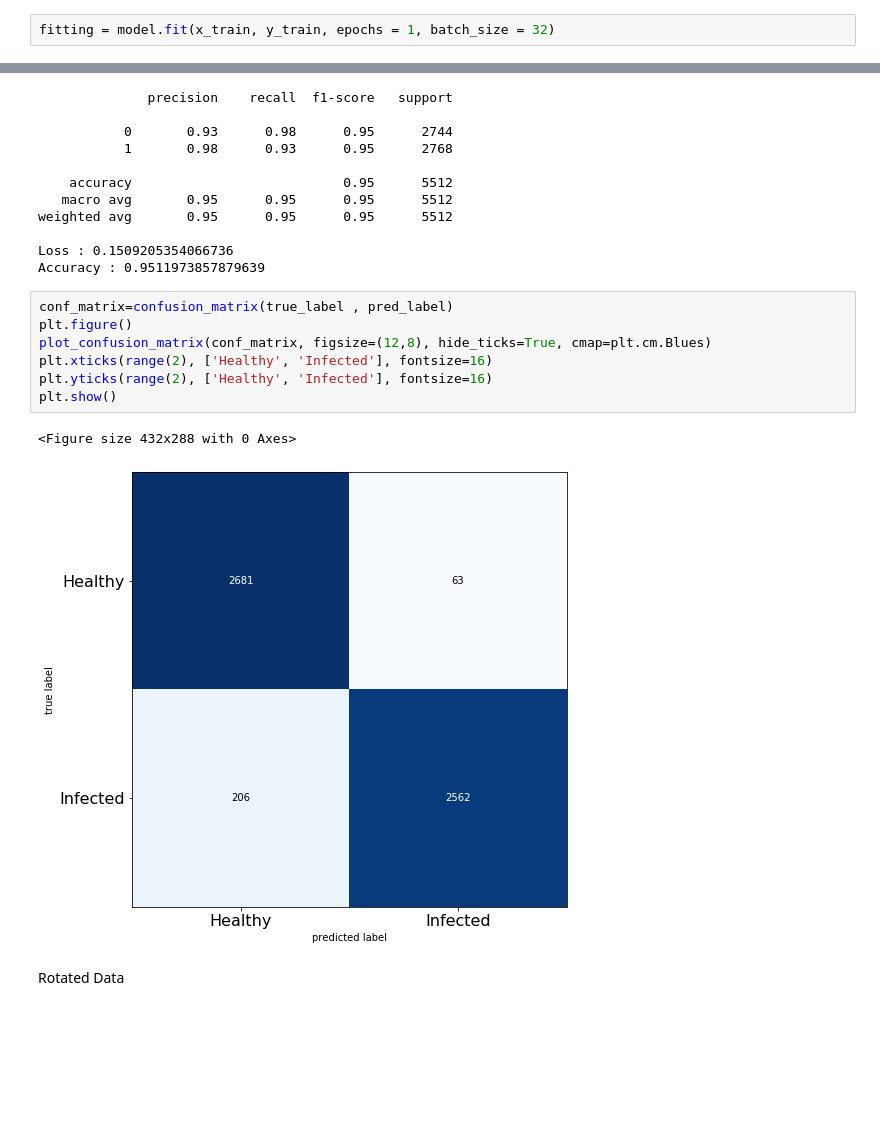
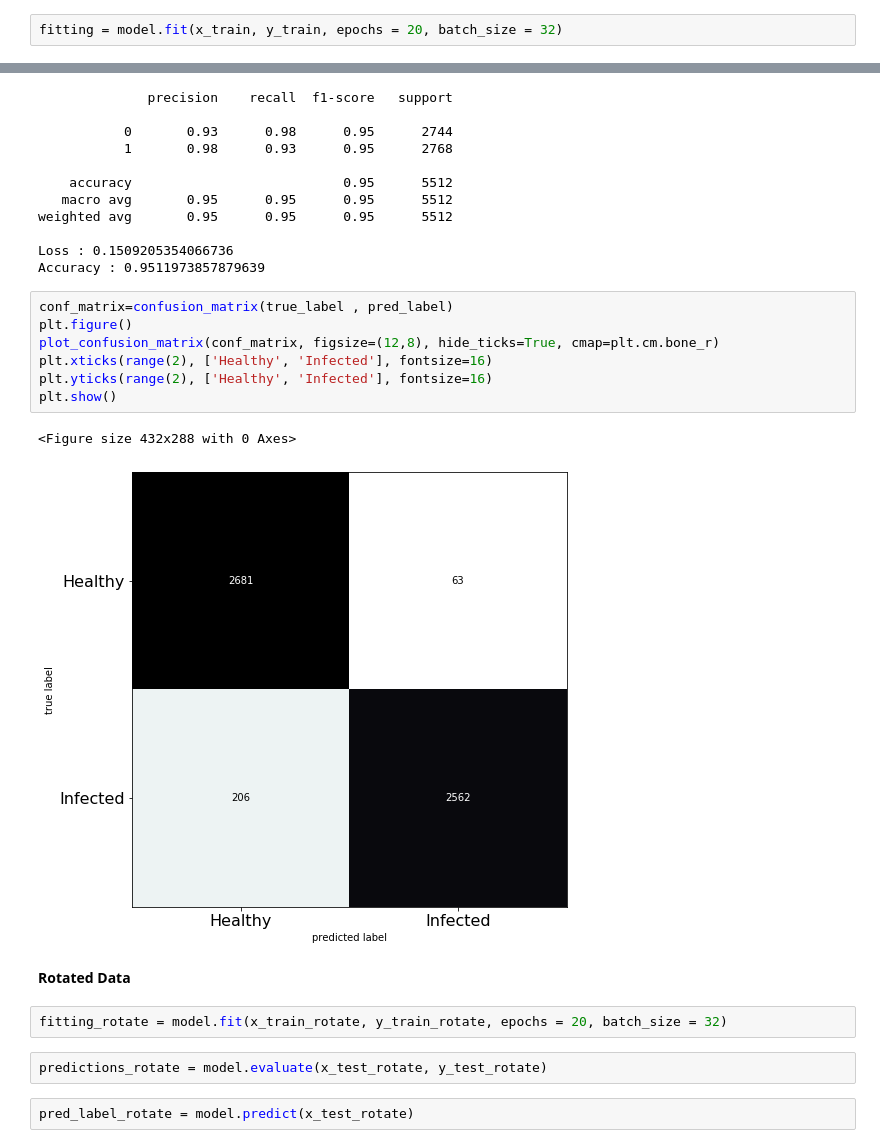
Before and after one commit to tahirdme/Convoluted-Neural-Network-Malaria-Detection, a Jupyter notebook: Malaria_Cells.ipynb, the cells around one changed output, grey strips where cells are left out. Cells and saved outputs as stored; diff of their text form; blank space fills up the shorter version.

```diff
--- a/Malaria_Cells.ipynb
+++ b/Malaria_Cells.ipynb
@@ -297,5 +299,5 @@ Unaltered Data
 # %%
-fitting = model.fit(x_train, y_train, epochs = 1, batch_size = 32)
+fitting = model.fit(x_train, y_train, epochs = 20, batch_size = 32)
 # %% [output]
 Train on 22046 samples
 22046/22046 [==============================] - 106s 5ms/sample - loss: 0.1702 - acc: 0.9423
@@ -333,12 +335,18 @@ Accuracy : 0.9511973857879639
 # %%
 conf_matrix=confusion_matrix(true_label , pred_label)
 plt.figure()
-plot_confusion_matrix(conf_matrix, figsize=(12,8), hide_ticks=True, cmap=plt.cm.Blues)
+plot_confusion_matrix(conf_matrix, figsize=(12,8), hide_ticks=True, cmap=plt.cm.bone_r)
 plt.xticks(range(2), ['Healthy', 'Infected'], fontsize=16)
 plt.yticks(range(2), ['Healthy', 'Infected'], fontsize=16)
 plt.show()
 # %% [output]
 <Figure size 432x288 with 0 Axes>
-[figure, old version]
+[figure, new version]
-# %% [markdown]
-Rotated Data
+# %% [markdown]
+**Rotated Data**
+# %%
+fitting_rotate = model.fit(x_train_rotate, y_train_rotate, epochs = 20, batch_size = 32)
+# %%
+predictions_rotate = model.evaluate(x_test_rotate, y_test_rotate)
+# %%
+pred_label_rotate = model.predict(x_test_rotate)
```
Also changed, not shown: parts of 18 cells of this notebook.
